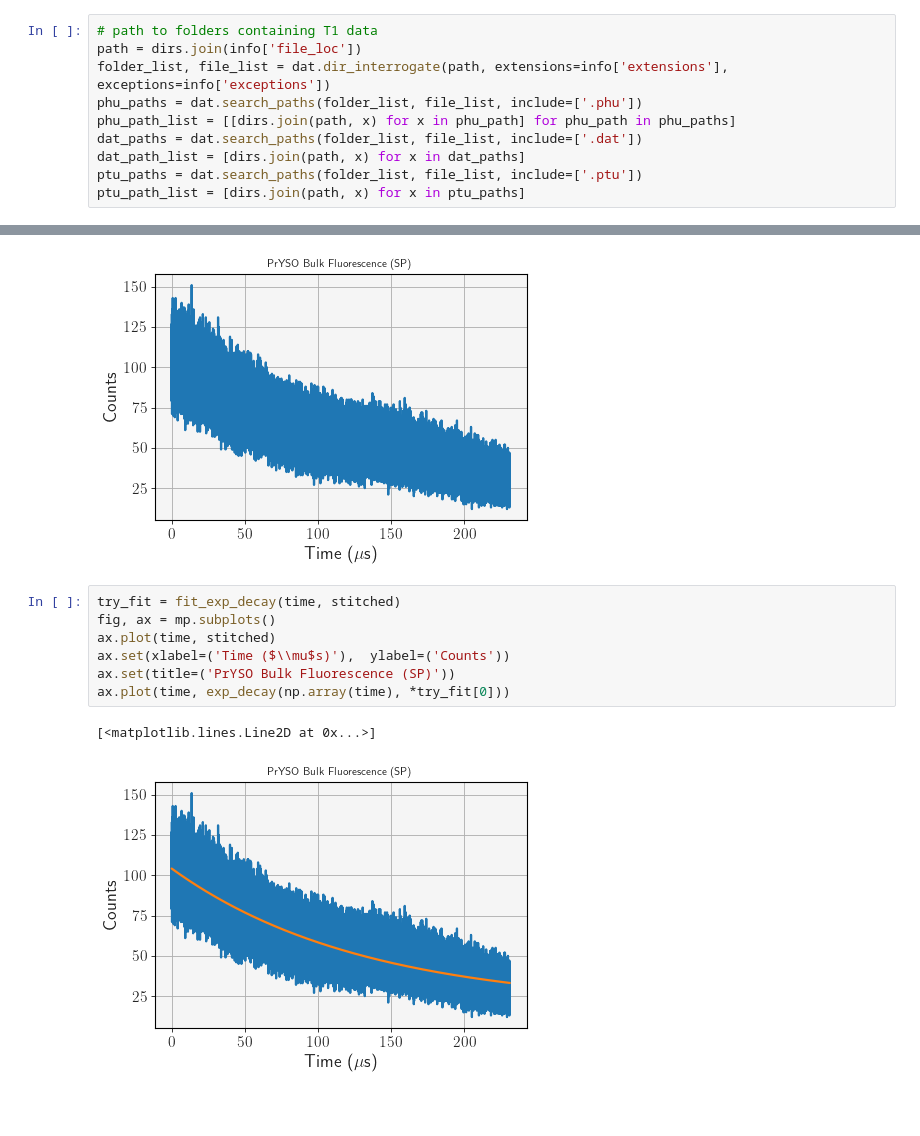
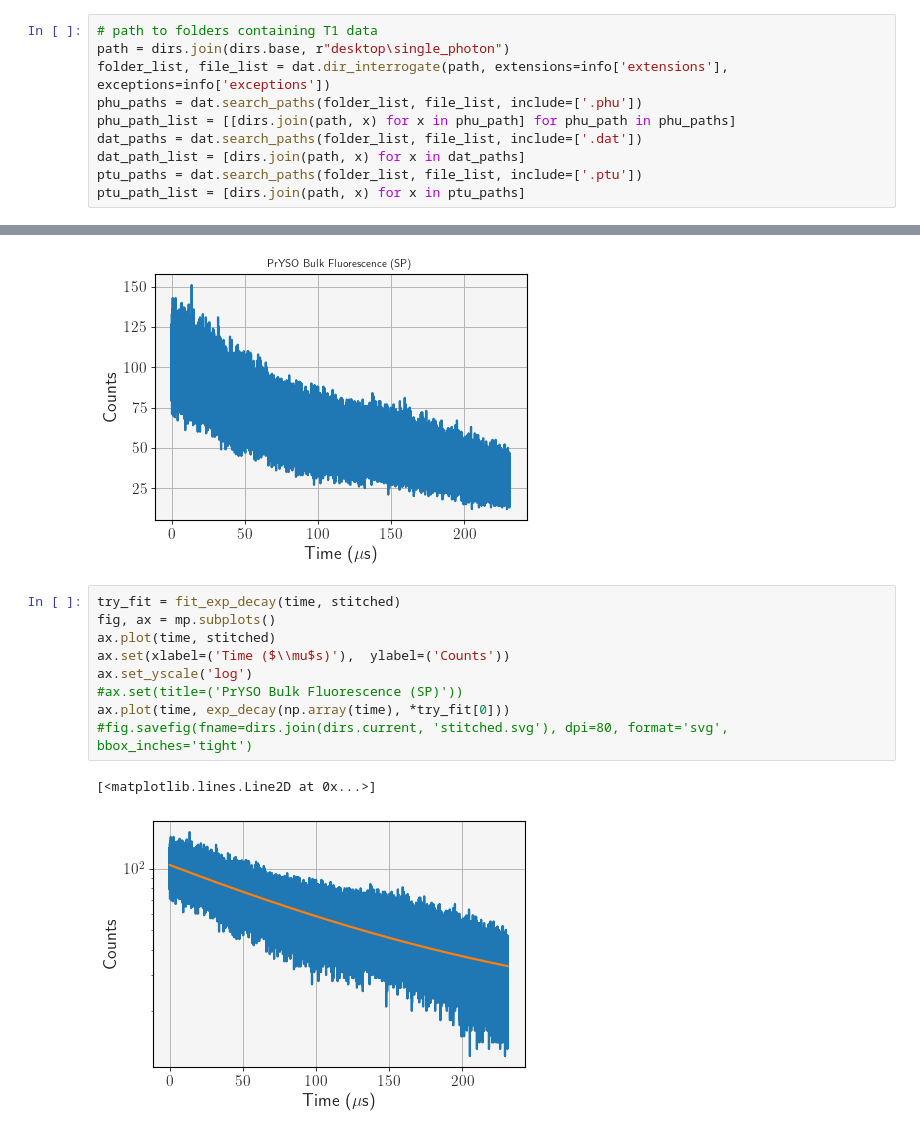
Before and after one commit to SMK-UK/Lifetime, a Jupyter notebook: T1/SP/main.ipynb, the cells around one changed output, grey strips where cells are left out. Saved outputs shown, nothing was run; the diff lists cells and outputs as text; blank space fills up the shorter version.

```diff
--- a/T1/SP/main.ipynb
+++ b/T1/SP/main.ipynb
@@ -17,7 +16,7 @@ json = dirs.join(dirs.current, "configs", "08_SP.json")
 info = dat.read_json(json)
 # %%
 # path to folders containing T1 data
-path = dirs.join(info['file_loc'])
+path = dirs.join(dirs.base, r"desktop\single_photon")
 folder_list, file_list = dat.dir_interrogate(path, extensions=info['extensions'], exceptions=info['exceptions'])
 phu_paths = dat.search_paths(folder_list, file_list, include=['.phu'])
 phu_path_list = [[dirs.join(path, x) for x in phu_path] for phu_path in phu_paths]
@@ -169,10 +70,12 @@ ax.set(title=('PrYSO Bulk Fluorescence (SP)'))
 # %%
 try_fit = fit_exp_decay(time, stitched)
 fig, ax = mp.subplots()
 ax.plot(time, stitched)
 ax.set(xlabel=('Time ($\\mu$s)'),  ylabel=('Counts'))
-ax.set(title=('PrYSO Bulk Fluorescence (SP)'))
+ax.set_yscale('log')
+#ax.set(title=('PrYSO Bulk Fluorescence (SP)'))
 ax.plot(time, exp_decay(np.array(time), *try_fit[0]))
+#fig.savefig(fname=dirs.join(dirs.current, 'stitched.svg'), dpi=80, format='svg', bbox_inches='tight')
 # %% [output]
 [<matplotlib.lines.Line2D at 0x...>]
-[figure, old version]
+[figure, new version]
```
Also changed, not shown: parts of 11 cells of this notebook, 5 other files.
